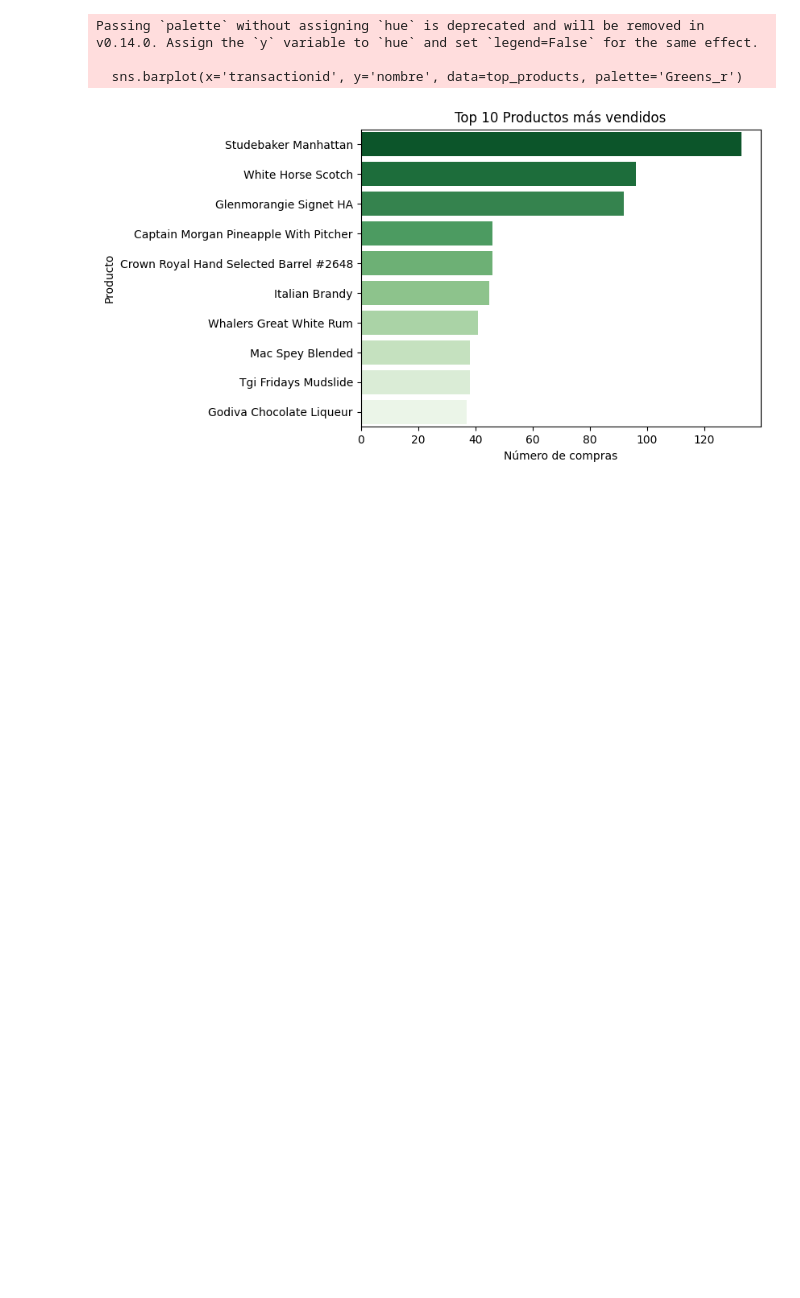
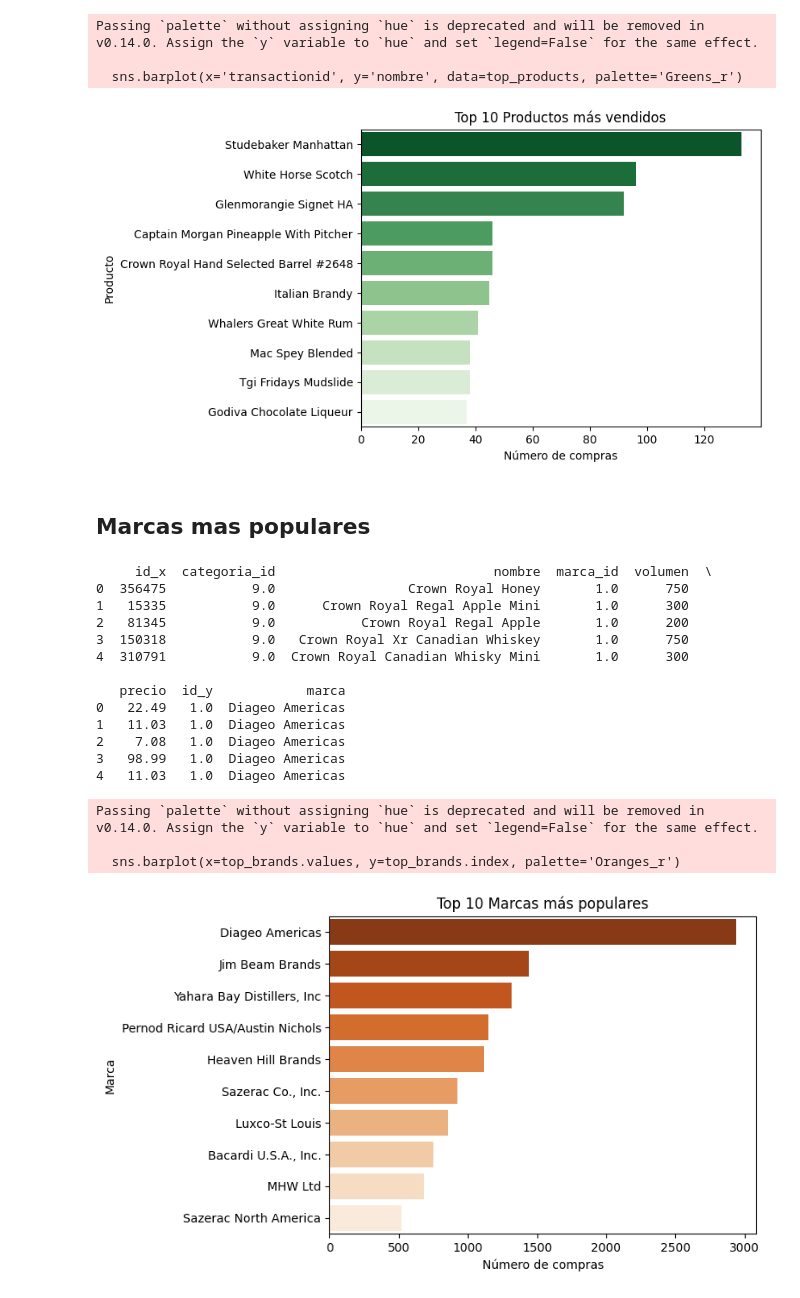
Before and after one commit to gusanitor8/MLOps-Lab2, a Jupyter notebook: eda.ipynb, the cells around one changed output. Saved outputs shown, nothing was run; the diff lists cells and outputs as text; code cells hidden in the pictures; blank space fills up the shorter version.

```diff
--- a/eda.ipynb
+++ b/eda.ipynb
@@ -509,19 +541,39 @@ Passing `palette` without assigning `hue` is deprecated and will be removed in v
 
   sns.barplot(x='transactionid', y='nombre', data=top_products, palette='Greens_r')
 [figure]
+# %% [markdown]
+## Marcas mas populares
 # %%
 # Unir productos con marcas
 productos_marcas = product_df.merge(brand_df, left_on='marca_id', right_on='id', how='left')
 
 # Contar compras por marca
-marcas_compradas = compras.merge(productos_marcas, left_on='itemid', right_on='id', how='left')
+marcas_compradas = compras.merge(productos_marcas, left_on='itemid', right_on='id_x', how='left')
 marcas_count = marcas_compradas.groupby('marca')['transactionid'].nunique().sort_values(ascending=False)
 
 # Top 10 marcas
 top_brands = marcas_count.head(10)
 
 sns.barplot(x=top_brands.values, y=top_brands.index, palette='Oranges_r')
 plt.xlabel("Número de compras")
 plt.ylabel("Marca")
 plt.title("Top 10 Marcas más populares")
 plt.show()
+# %% [output]
+     id_x  categoria_id                            nombre  marca_id  volumen  \
+0  356475           9.0                 Crown Royal Honey       1.0      750
+1   15335           9.0      Crown Royal Regal Apple Mini       1.0      300
+2   81345           9.0           Crown Royal Regal Apple       1.0      200
+3  150318           9.0   Crown Royal Xr Canadian Whiskey       1.0      750
+4  310791           9.0  Crown Royal Canadian Whisky Mini       1.0      300
+
+   precio  id_y            marca
+0   22.49   1.0  Diageo Americas
+1   11.03   1.0  Diageo Americas
+2    7.08   1.0  Diageo Americas
+3   98.99   1.0  Diageo Americas
+4   11.03   1.0  Diageo Americas
+Passing `palette` without assigning `hue` is deprecated and will be removed in v0.14.0. Assign the `y` variable to `hue` and set `legend=False` for the same effect.
+
+  sns.barplot(x=top_brands.values, y=top_brands.index, palette='Oranges_r')
+[figure, added]
```
Also changed, not shown: parts of 4 cells of this notebook, 6 other files.
